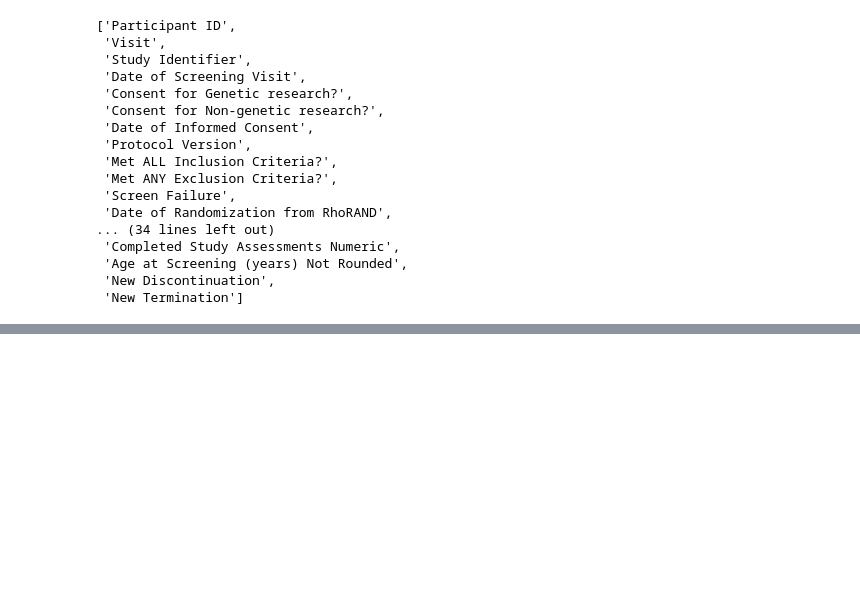
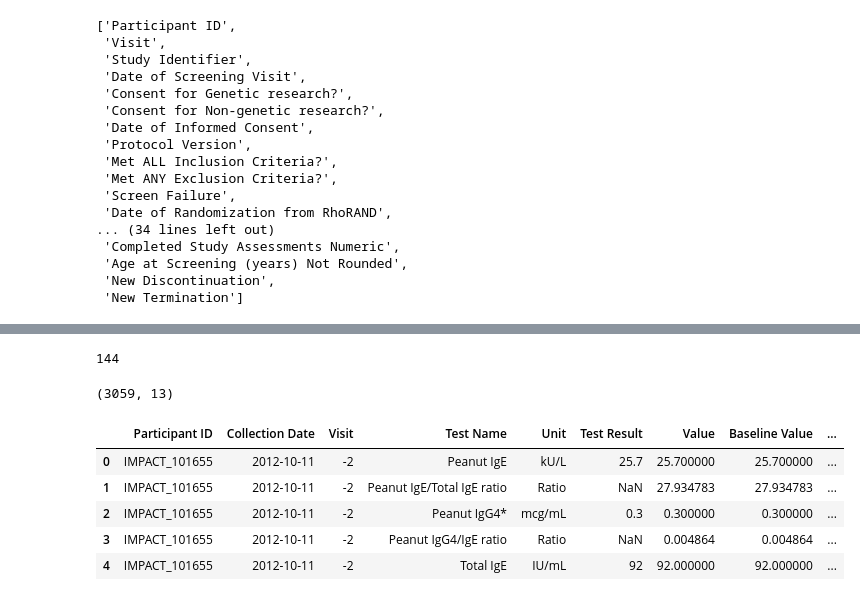
Before and after one commit to aleksgeorgi/drgryak-summerreasearch, a Jupyter notebook: IMPACT_Data_Exploration_Notebook.ipynb, the cells around one changed output, grey strips where cells are left out. Saved outputs shown, nothing was run; the diff lists cells and outputs as text; code cells hidden in the pictures; blank space fills up the shorter version.

Commit message:
before merging serum and IgE

```diff
--- a/IMPACT_Data_Exploration_Notebook.ipynb
+++ b/IMPACT_Data_Exploration_Notebook.ipynb
@@ -2,5 +2,5 @@
 import pandas as pd
 import numpy as np
 # %%
-#Load
 impact_ad = pd.read_excel("Data/IMPACT_Study/ADSTART0_2023-05-25_06-46-11.xlsx")
+impact_serum = pd.read_excel("Data/IMPACT_Study/Serum antibody_2023-05-25_06-32-15.xlsx")
@@ -88,0 +258,43 @@ impact_ad_filtered.head()
+# %%
+#filtering by just the participant IDs in the eligible list
+impact_serum_eligible = impact_serum[impact_serum['Participant ID'].isin(participant_ids)]
+
+impact_serum_cols_to_keep = [
+    'Participant ID',
+    'Collection Date',
+    'Visit',
+    'Test Name', # Peanut IgE, Peanut IgE/Total IgE ratio, Peanut IgG4*, Peanut IgG4/IgE ratio, Total IgE
+    'Unit',
+    'Test Result',
+    'Value', # same as test result unless capturing ratio value (for this test result blank)
+    'Baseline Value', # IgE values taken during initial screening
+    'Planned Treatment', # 'Peanut OIT', 'Placebo'
+    #'Passed Visit 24 OFC for ITT',
+    'Passed Visit 24 OFC No Imputation',
+    #'Passed Visit 26 OFC for ITT',
+    'Passed Visit 26 OFC No Imputation',
+    'Tolerance outcome', # has values of nan,  2.,  4.,  1.,  3.
+    'Tolerance outcome (character)' # has values of nan, 'Desen_no_Tol', 'No_Desen_no_Tol', 'Desen_Tol', 'No_Desen_Tol
+]
+
+# question for Dr. Gryak on what these mean but including in the DF for now:
+# 'Tolerance outcome', has values of nan,  2.,  4.,  1.,  3.
+# 'Tolerance outcome (character)', has values of nan, 'Desen_no_Tol', 'No_Desen_no_Tol', 'Desen_Tol', 'No_Desen_Tol
+
+impact_serum_eligible_filtered = impact_serum_eligible[impact_serum_cols_to_keep]
+# %%
+#checking to see the above filtering kept the correct number of 144 participants
+len(impact_serum_eligible_filtered['Participant ID'].unique().tolist()) #output 144 - correct
+# %% [output]
+144
+# %%
+print(impact_serum_eligible_filtered.shape)
+impact_serum_eligible_filtered.head()
+# %% [output]
+(3059, 13)
+|  | Participant ID | Collection Date | Visit | Test Name | Unit | Test Result | Value | Baseline Value | ... |
+| 0 | IMPACT_101655 | 2012-10-11 | -2 | Peanut IgE | kU/L | 25.7 | 25.700000 | 25.700000 | ... |
+| 1 | IMPACT_101655 | 2012-10-11 | -2 | Peanut IgE/Total IgE ratio | Ratio | NaN | 27.934783 | 27.934783 | ... |
+| 2 | IMPACT_101655 | 2012-10-11 | -2 | Peanut IgG4* | mcg/mL | 0.3 | 0.300000 | 0.300000 | ... |
+| 3 | IMPACT_101655 | 2012-10-11 | -2 | Peanut IgG4/IgE ratio | Ratio | NaN | 0.004864 | 0.004864 | ... |
+| 4 | IMPACT_101655 | 2012-10-11 | -2 | Total IgE | IU/mL | 92 | 92.000000 | 92.000000 | ... |
```
Also changed, not shown: parts of 25 cells of this notebook.
